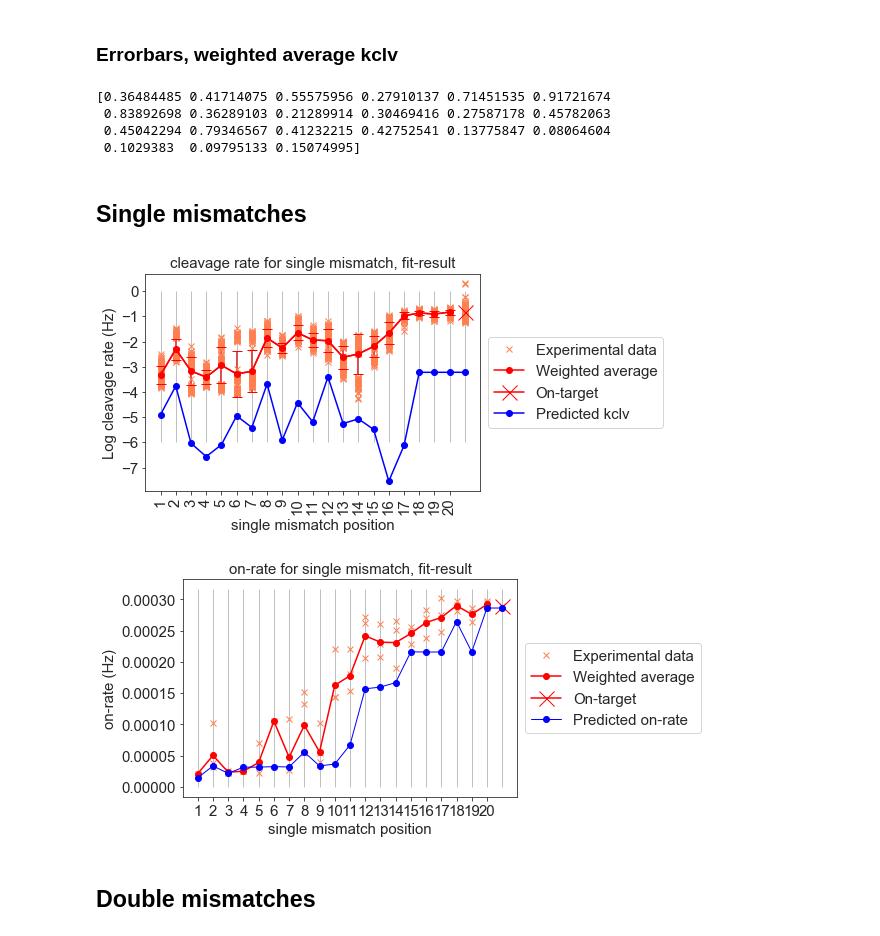
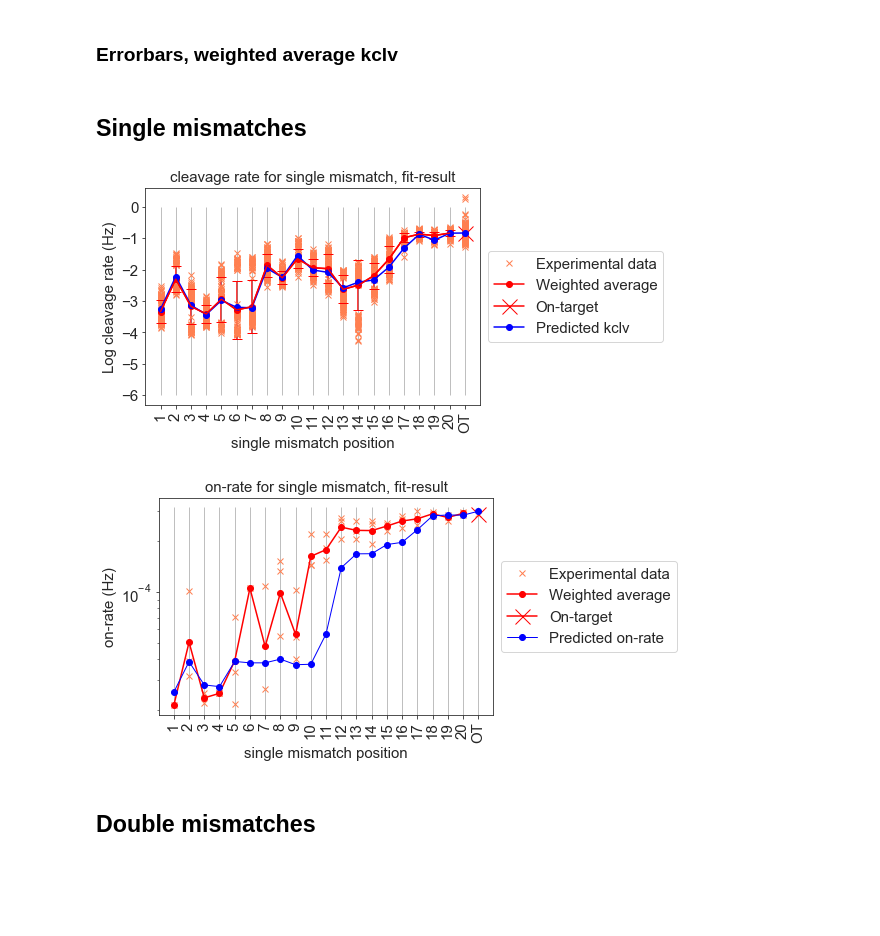
Before and after one commit to martin-depken/Energy-Landscape, a Jupyter notebook: predict_pclv_Stijn/visualize_results.ipynb, the cells around one changed output. Saved outputs shown, nothing was run; the diff lists cells and outputs as text; code cells hidden in the pictures; blank space fills up the shorter version.

```diff
--- a/predict_pclv_Stijn/visualize_results.ipynb
+++ b/predict_pclv_Stijn/visualize_results.ipynb
@@ -27,24 +27,26 @@ filename_data = 'WT_cleavage_rate_and_y0_Canonical_OT-r_0-2.csv'
 # %% [markdown]
 ### Show result of fit
 # %%
-filename = 'fit_1_4_2019_sim_5.txt'
-path = '../fits_Stijn/1_4_2019/'
+filename = 'fit_4_4_2019_sim_4.txt'
+path = '../fits_Stijn/4_4_2019/'
 data = pd.read_table(path+filename,index_col=False)
 final_par = data.loc[len(data)-1,'Parameter 1':'Parameter 44']
 final_par_np = final_par.values
 chi = data.loc[:,'Potential']
 par1 = data.loc[:,'Parameter 4']
 par2 = data.loc[:,'Parameter 7']
-data.tail()
-#plt.plot(range(0,21),-np.cumsum(final_par_np[0:21]),'r')
-#final_par_np[25] =9.3
-#final_par_np[20] = 5.0
-#final_par_np[8] = 0.0
-#final_par_np[9] = 2.8
-#final_par_np[26] = 10.0
-#final_par_np[30] = 6.0
+
+
+#When not all 44 parameters are present
+all_par = np.zeros(44)
+all_par[0] = 1.4 #PAM
+all_par[1:21] = final_par_np[0:20] #eC
+all_par[21:41] = final_par_np[20:40] #eI
+all_par[41] = -2.3 #rate from solution
+all_par[42] = final_par_np[40] #internal rate
+all_par[43] = final_par_np[41] #cleavage rate
+#final_par_np = all_par
+
 plt.plot(range(1,21),-np.cumsum(final_par_np[1:21]))
-#plt.legend(['fit','altered fit'])
-#plt.title('Energy landscape')
 # %% [output]
 [<matplotlib.lines.Line2D at 0x...>]
@@ -52,11 +53,0 @@ plt.plot(range(1,21),-np.cumsum(final_par_np[1:21]))
-# %%
-filename = '../data/22_3_2019/fit_22_3_2019_sim_' + '7' + '.txt'
-data = pd.read_table(filename,index_col=False)
-final_par = data.loc[len(data)-1,'Parameter 1':'Parameter 43']
-final_par_np = final_par.values
-all_par = np.zeros(44)
-all_par[0:43] = final_par_np
-all_par[43] = 3.0
-final_par_np = all_par
-
-plt.plot(range(1,21),-np.cumsum(final_par_np[1:21]))
@@ -129,12 +117,6 @@ kclv = np.array(kclv)
 error = np.array(error)
 kclvmedian = np.array(kclvmedian)
 errormedian = np.array(errormedian)
-print error
-# %% [output]
-[0.36484485 0.41714075 0.55575956 0.27910137 0.71451535 0.91721674
- 0.83892698 0.36289103 0.21289914 0.30469416 0.27587178 0.45782063
- 0.45042294 0.79346567 0.41232215 0.42752541 0.13775847 0.08064604
- 0.1029383  0.09795133 0.15074995]
 # %%
 k_double = np.zeros([20,20])
 on_double = np.zeros([20,20])
@@ -162,38 +144,39 @@ for i in range(1,guide+1):
 
 k[-1],on[-1] = clv.calc_clv_on(final_par_np,model_ID,[],guide)
 
 plt.figure()
 for i in range(21):
     plot1 = plt.plot((i+1)*np.ones(len(datacompclv[i])),datacompclv[i],marker='x',color='coral',linewidth=0,label='Experimental data')
 plot2 = plt.plot(range(1,21),kclv[0:20],marker='o',color='r',label='Weighted average')
 plt.errorbar(range(1,21),kclv[0:20],yerr=error[0:20],color='r',capsize=5)
 plot3 = plt.plot(21,kclv[20],marker='x',color='r',markersize=15,label='On-target')
 plot4 = plt.plot(range(1,22),np.log10(k),color='b',marker='o',label='Predicted kclv')
 plt.legend(handles=[plot1[0],plot2[0],plot3[0],plot4[0]],loc='center left',bbox_to_anchor=(1,0.5),fontsize=15)
 plt.xlabel('single mismatch position', fontsize=15)
 plt.ylabel('Log cleavage rate (Hz)', fontsize=15)
 plt.title('cleavage rate for single mismatch, fit-result', fontsize=15)
-plt.xticks(range(1,21),fontsize=15,rotation='vertical')
+plt.xticks(range(1,21)+[21],range(1,21)+['OT'],fontsize=15,rotation='vertical')
 plt.yticks(fontsize=15)
 plt.vlines(range(1,22),-6,0,color='grey',linewidth=0.5);
 #plt.axis([0,22,10**(-5),10**(0)]);
 
 plt.figure()
 for i in range(21):
     plot1 = plt.plot((i+1)*np.ones(len(datacompon[i])),datacompon[i],marker='x',color='coral',linewidth=0,label='Experimental data')
 plot2 = plt.plot(range(1,21),kon[0:20],marker='o',color='r',label='Weighted average')
 plot3 = plt.plot(21,kon[20],marker='x',color='r',markersize=15,label='On-target')
-plot4 = plt.plot(range(1,22),on,marker='o',linewidth=1,color='blue',label='Predicted on-rate')
+plot4 = plt.semilogy(range(1,22),on,marker='o',linewidth=1,color='blue',label='Predicted on-rate')
 plt.legend(handles=[plot1[0],plot2[0],plot3[0],plot4[0]],loc='center left',bbox_to_anchor=(1,0.5),fontsize=15)
 plt.xlabel('single mismatch position', fontsize=15)
 plt.ylabel('on-rate (Hz)', fontsize=15)
 plt.title('on-rate for single mismatch, fit-result', fontsize=15)
-plt.xticks(range(1,21),fontsize=15)
+plt.xticks(range(1,21)+[21],range(1,21)+['OT'],fontsize=15,rotation='vertical')
 plt.yticks(fontsize=15)
 plt.vlines(range(1,22),0,10**-3.5,color='grey',linewidth=0.5);
+#plt.axis([0,22,10**-6,10**0])
 # %% [output]
-[figure, old version]
+[figure, new version]
-[figure, old version]
+[figure, new version]
 # %% [markdown]
 ## Double mismatches
 # %%
```
Also changed, not shown: parts of 7 cells of this notebook, 2 other files.
